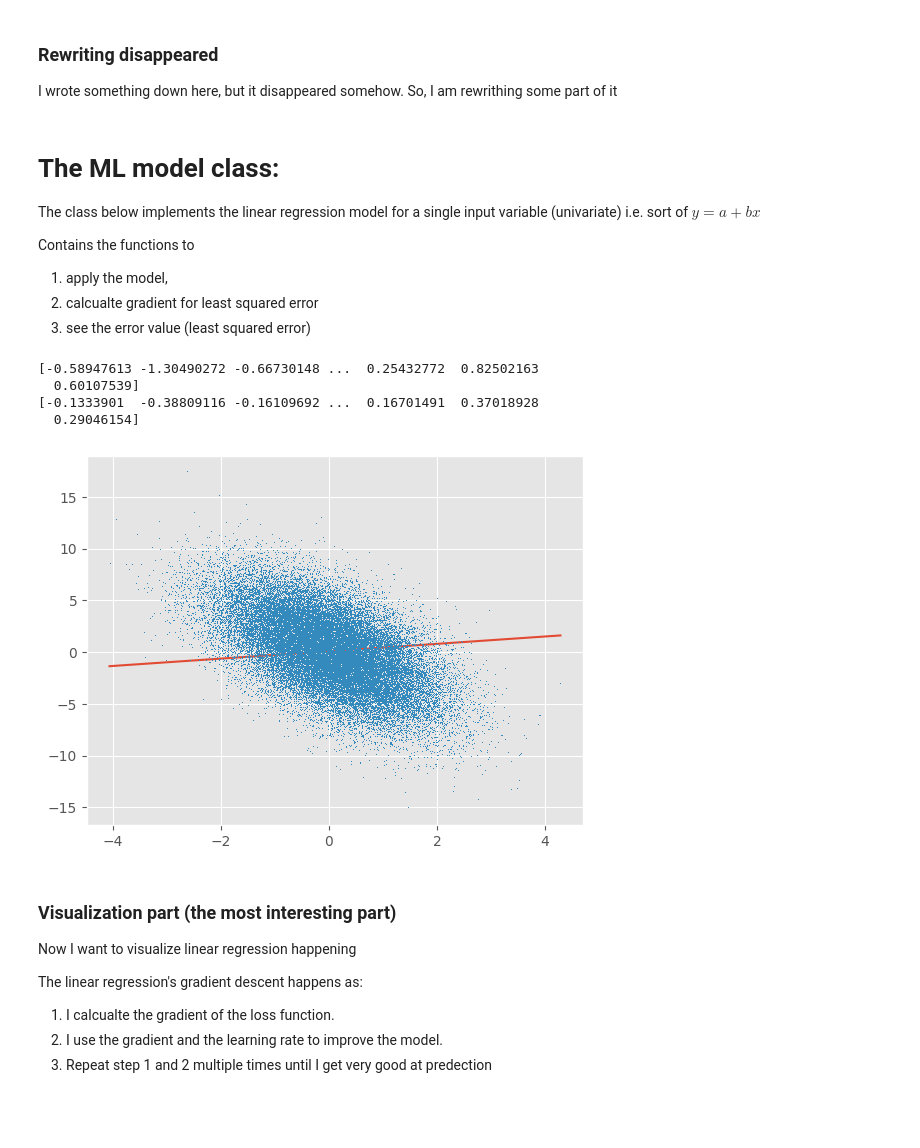
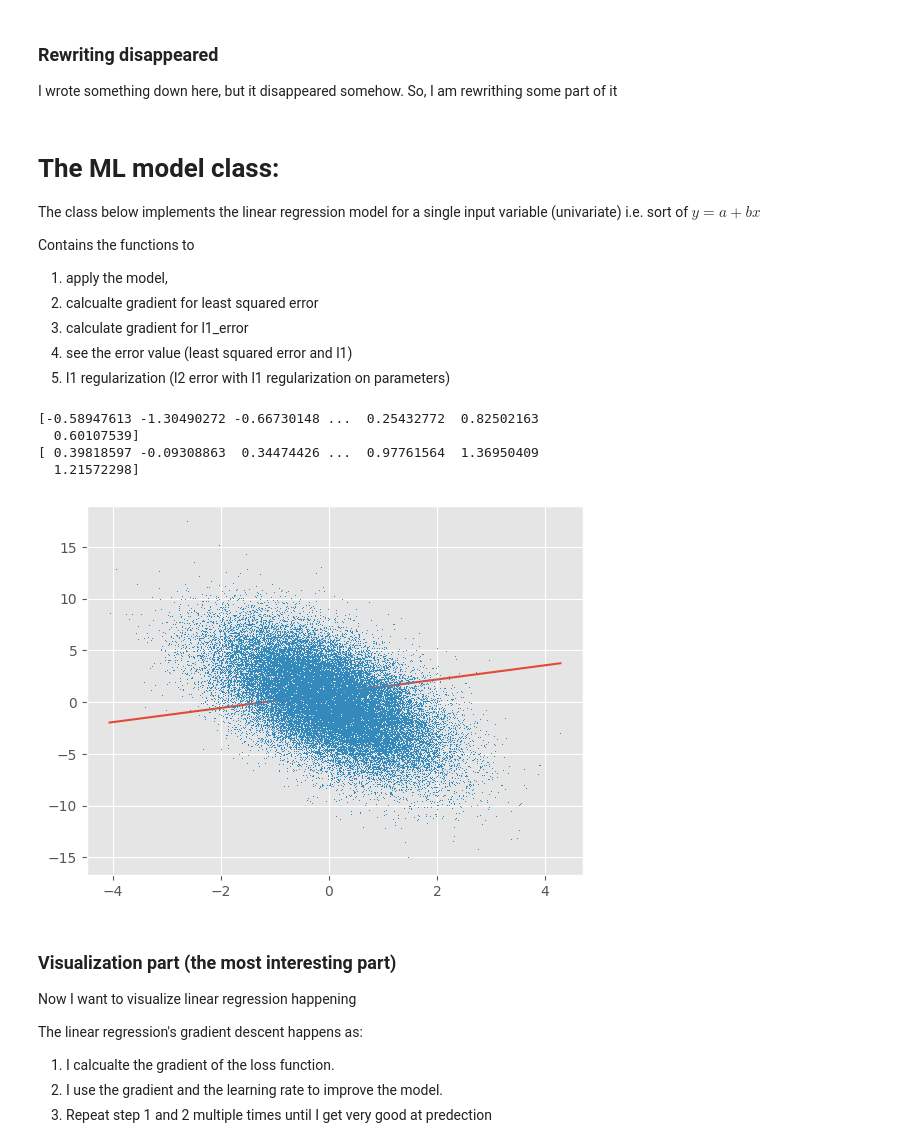
Before and after one commit to krischal111/Learning-ML-by-implementing-myself, a Jupyter notebook: Linear-regression-models/01-04-lrm-again.ipynb, the cells around one changed output. Cells and saved outputs as stored; diff of their text form; code cells hidden in the pictures; blank space fills up the shorter version.

```diff
--- a/Linear-regression-models/01-04-lrm-again.ipynb
+++ b/Linear-regression-models/01-04-lrm-again.ipynb
@@ -84,7 +84,9 @@ The class below implements the linear regression model for a single input variab
 Contains the functions to
 1. apply the model,
 2. calcualte gradient for least squared error
-3. see the error value (least squared error)
+3. calculate gradient for l1_error
+3. see the error value (least squared error and l1)
+4. l1 regularization (l2 error with l1 regularization on parameters)
 # %%
 
 class linear_regression_model_univariate:
@@ -129,37 +131,53 @@ class linear_regression_model_univariate:
         assert(lenx == len(y))
         residue = self.apply(x) - y
         abs(residue)
-        return sum(residue) / (2 & lenx)
+        return sum(residue) / (2 * lenx)
+
+    def lse_with_l1_regularization_grad(self, x:float, y:float) -> float:
+        lenx = len(x)
+        # assert(lenx == len(y)) # Already will be checked in lse grad
+        prev_grad = self.lse_gradient(x, y)
+        regularization = np.sign(self.parameters) / (2 * lenx)
+        return prev_grad - regularization
+
+    def lse_with_l1_regularization_error(self, x:float, y:float) -> float:
+        lenx = len(x)
+        # assert(lenx == len(y))
+        lse_error = self.least_squared_error(x, y)
+        error = lse_error + sum(abs(self.parameters))/2
+        return error
+
+
 
     # def gradient_for_other_error_function(self, x:float, y:float) -> float:
     #     could have made something, will do someday, lol
 
 
     def get_plot_points(self, X):
         X = np.array([min(X), max(X)])
         Y = self.apply(X)
         return X, Y
 
 
 a = linear_regression_model_univariate()
 
 # a.apply(x)
 print(x)
 print(a.apply(x))
 
 # a.parameters
 a.lse_gradient(x, y)
 linex, liney = a.get_plot_points(x)
 plt.cla()
 plt.plot(linex, liney)
 plt.plot(x, y, ',')
 plt.show()
 # %% [output]
 [-0.58947613 -1.30490272 -0.66730148 ...  0.25432772  0.82502163
   0.60107539]
-[-0.1333901  -0.38809116 -0.16109692 ...  0.16701491  0.37018928
-  0.29046154]
+[ 0.39818597 -0.09308863  0.34474426 ...  0.97761564  1.36950409
+  1.21572298]
-[figure, old version]
+[figure, new version]
 # %% [markdown]
 ### Visualization part (the most interesting part)
 Now I want to visualize linear regression happening
```
Also changed, not shown: parts of 1 cell of this notebook.
